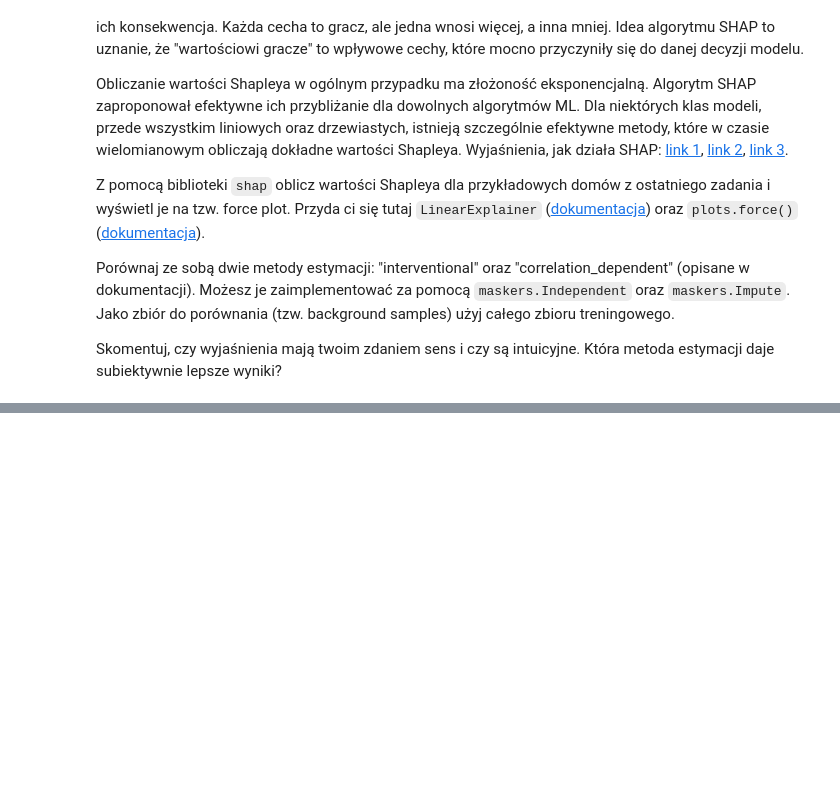
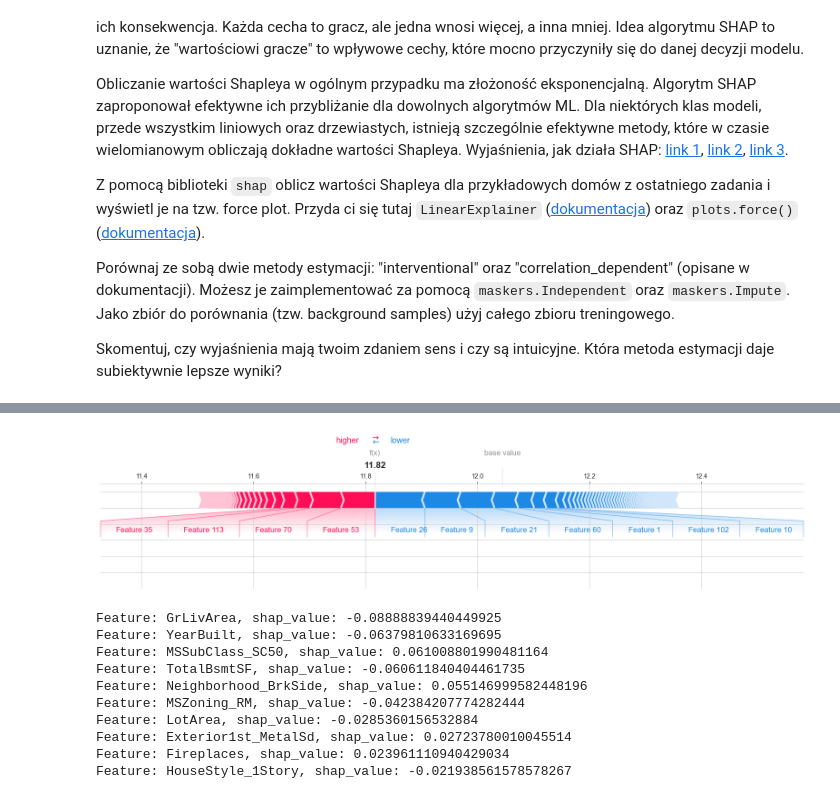
Before and after one commit to Spontaniczny/basics-of-machine-learning, a Jupyter notebook: lab1/notebook.ipynb, the cells around one changed output, grey strips where cells are left out. Saved outputs shown, nothing was run; the diff lists cells and outputs as text; code cells hidden in the pictures; blank space fills up the shorter version.

```diff
--- a/lab1/notebook.ipynb
+++ b/lab1/notebook.ipynb
@@ -941,0 +968,8 @@ Skomentuj, czy wyjaśnienia mają twoim zdaniem sens i czy są intuicyjne. Któr
+# %%
+X_transformed = transformer.transform(X_train_raw)
+feature_names = X_transformed.columns.to_numpy()
+most_important_features = feature_names[np.argsort(np.abs(model.coef_))[::-1][:20]]
+
+print("Most important features:")
+for i, feature in enumerate(most_important_features):
+    print(i + 1, feature)
@@ -941,0 +994,39 @@ Skomentuj, czy wyjaśnienia mają twoim zdaniem sens i czy są intuicyjne. Któr
+# %%
+interventional_explainer = LinearExplainer(model, maskers.Independent(X_transformed))
+corr_dep_explainer = LinearExplainer(model, maskers.Impute(X_transformed))
+# %%
+prices = np.expm1(y_test).astype(int)
+houses = []
+for q in (0.25, 0.5, 0.75):
+    idx = prices[prices == prices.quantile(q, interpolation="nearest")].index[0]
+    houses.append(transformer.transform(X_test_raw.loc[idx].to_frame().T))
+
+cheap_house, avg_house, expensive_house = houses
+# %%
+def plot_shap_values(explainer, house):
+    shap_values = explainer.shap_values(house)
+    force(
+        base_value=explainer.expected_value,
+        shap_values=shap_values,
+        matplotlib=True,
+        contribution_threshold=0.03,
+    )
+
+    shap_values = np.squeeze(shap_values)
+    most_important = np.argsort(np.abs(shap_values))[::-1][:10]
+    for feature_name, shap_value in zip(feature_names[most_important], shap_values[most_important]):
+        print(f"Feature: {feature_name}, shap_value: {shap_value}")
+# %%
+plot_shap_values(interventional_explainer, cheap_house)
+# %% [output]
+[figure, added]
+Feature: GrLivArea, shap_value: -0.08888839440449925
+Feature: YearBuilt, shap_value: -0.06379810633169695
+Feature: MSSubClass_SC50, shap_value: 0.061008801990481164
+Feature: TotalBsmtSF, shap_value: -0.060611840404461735
+Feature: Neighborhood_BrkSide, shap_value: 0.055146999582448196
+Feature: MSZoning_RM, shap_value: -0.042384207774282444
+Feature: LotArea, shap_value: -0.0285360156532884
+Feature: Exterior1st_MetalSd, shap_value: 0.02723780010045514
+Feature: Fireplaces, shap_value: 0.023961110940429034
+Feature: HouseStyle_1Story, shap_value: -0.021938561578578267
```
Also changed, not shown: parts of 16 cells of this notebook.
